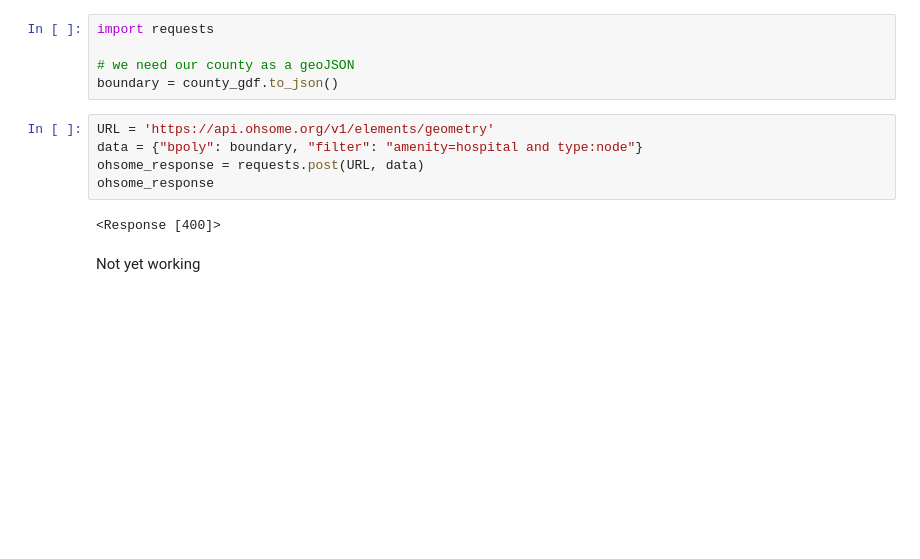
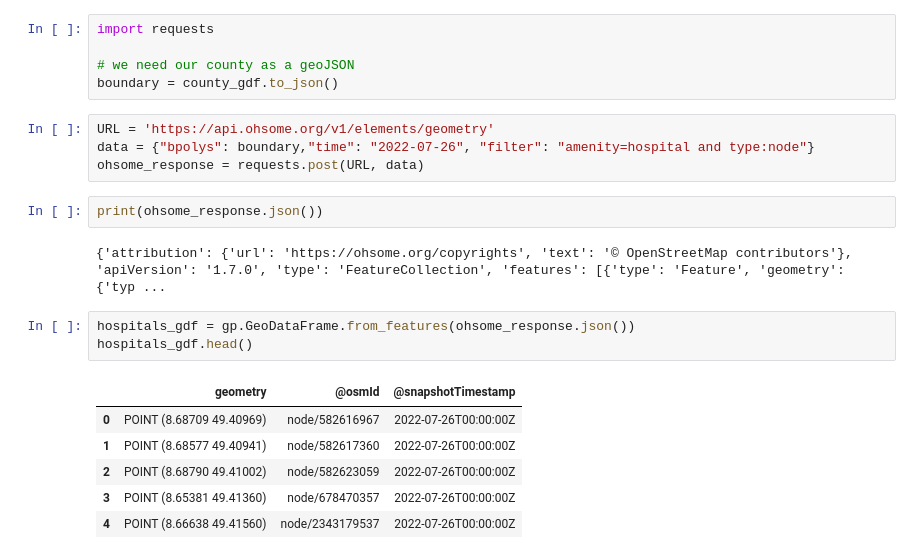
Before and after one commit to Chwiggy/2022-08-31_FinalAssignment, a Jupyter notebook: 2022-08-05_Methods.ipynb, the cells around one changed output. Drawn from its saved outputs; the diff is of its cells as text; blank space fills up the shorter version.

```diff
--- a/2022-08-05_Methods.ipynb
+++ b/2022-08-05_Methods.ipynb
@@ -175,10 +175,19 @@ import requests
 boundary = county_gdf.to_json()
 # %%
 URL = 'https://api.ohsome.org/v1/elements/geometry'
-data = {"bpoly": boundary, "filter": "amenity=hospital and type:node"}
+data = {"bpolys": boundary,"time": "2022-07-26", "filter": "amenity=hospital and type:node"}
 ohsome_response = requests.post(URL, data)
-ohsome_response
-# %% [output]
-<Response [400]>
-# %% [markdown]
-Not yet working
+# %%
+print(ohsome_response.json())
+# %% [output]
+{'attribution': {'url': 'https://ohsome.org/copyrights', 'text': '© OpenStreetMap contributors'}, 'apiVersion': '1.7.0', 'type': 'FeatureCollection', 'features': [{'type': 'Feature', 'geometry': {'typ ...
+# %%
+hospitals_gdf = gp.GeoDataFrame.from_features(ohsome_response.json())
+hospitals_gdf.head()
+# %% [output]
+|  | geometry | @osmId | @snapshotTimestamp |
+| 0 | POINT (8.68709 49.40969) | node/582616967 | 2022-07-26T00:00:00Z |
+| 1 | POINT (8.68577 49.40941) | node/582617360 | 2022-07-26T00:00:00Z |
+| 2 | POINT (8.68790 49.41002) | node/582623059 | 2022-07-26T00:00:00Z |
+| 3 | POINT (8.65381 49.41360) | node/678470357 | 2022-07-26T00:00:00Z |
+| 4 | POINT (8.66638 49.41560) | node/2343179537 | 2022-07-26T00:00:00Z |
```
Also changed, not shown: parts of 30 cells of this notebook, 5 other files.
